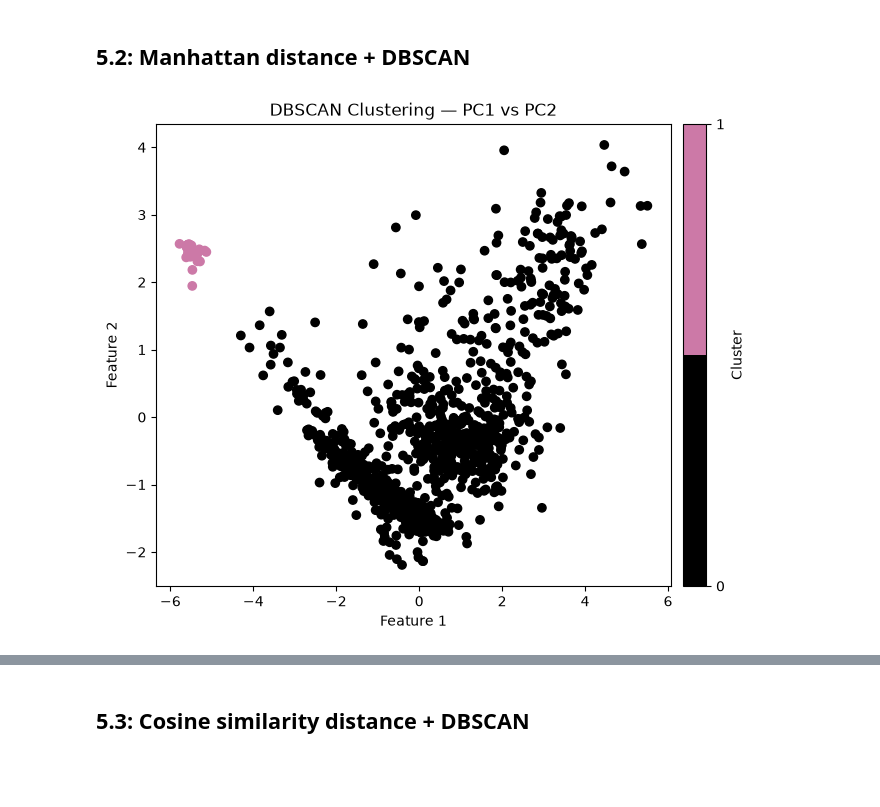
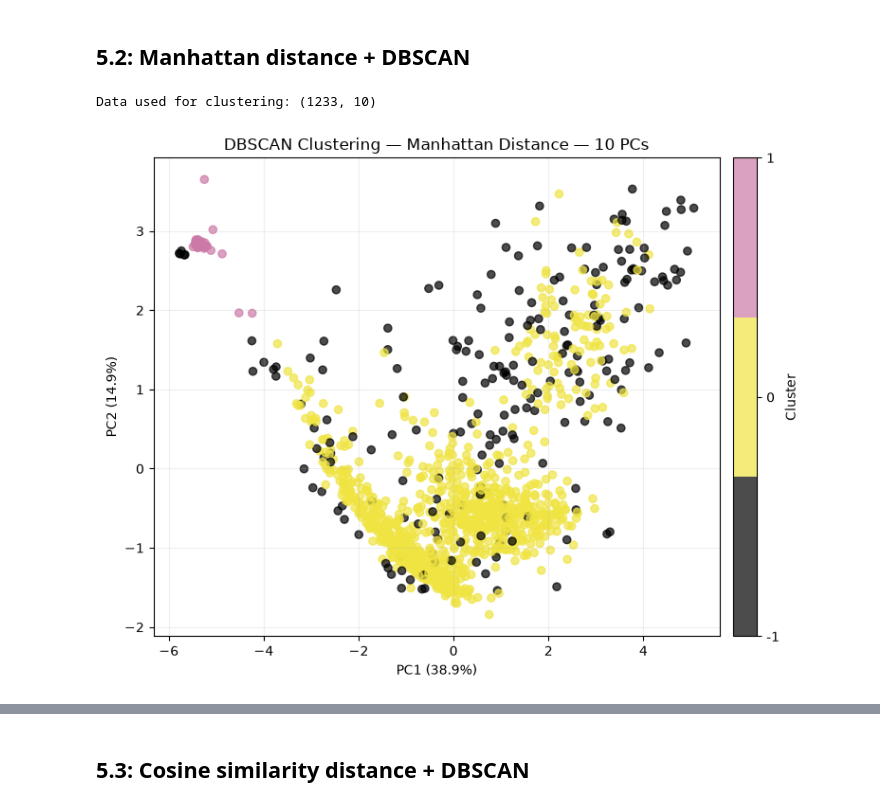
Before and after one commit to kenshin812/data_analysis, a Jupyter notebook: assignment2/submission.ipynb, the cells around one changed output, grey strips where cells are left out. Drawn from its saved outputs; the diff is of its cells as text; code cells hidden in the pictures; blank space fills up the shorter version.

```diff
--- a/assignment2/submission.ipynb
+++ b/assignment2/submission.ipynb
@@ -432,16 +482,15 @@ Name: count, dtype: int64
 # %% [markdown]
 ## 3.2: DBSCAN Clustering
 # %%
-MIN_SAMPLES = 5
+MIN_SAMPLES = 10
 
-# Find distance to the 5th nearest neighbour
+# Find distance to the 10th nearest neighbour
 neighbors = NearestNeighbors(n_neighbors=MIN_SAMPLES)
 neighbors.fit(X_cluster)
 distances, _ = neighbors.kneighbors(X_cluster)
-
 k_distances = np.sort(distances[:, -1])
 
-DBSCAN_EPS = 2.25
+DBSCAN_EPS = 1.5
 dbscan_model = DBSCAN(eps=DBSCAN_EPS, min_samples=MIN_SAMPLES)
 labels_dbscan = dbscan_model.fit_predict(X_cluster)
 
@@ -544,14 +615 @@ PCA is used only for visualization.
 The first two principal components explain about 44% of the variance, so the two-dimensional plots do not show all of the cluster structure used by the algorithms.
-# %%
-# PCA — visualization
-pca = PCA(n_components=2)
-
-X_pca = pca.fit_transform(X_cluster)
-pc1_ratio = pca.explained_variance_ratio_[0] * 100
-
-pc2_ratio = pca.explained_variance_ratio_[1] * 100
-
-print(f"PC1: {pc1_ratio:.2f}%")
-print(f"PC2: {pc2_ratio:.2f}%")
-
-print(f"PC1 + PC2: {pc1_ratio + pc2_ratio:.2f}%")
@@ -898,39 +1040,62 @@ plt.show()
 # %% [markdown]
 ## 5.2: Manhattan distance + DBSCAN
 # %%
+import numpy as np
+import matplotlib.pyplot as plt
+from sklearn.cluster import DBSCAN
+
+print("Data used for clustering:", X_pca.shape)
+
+# 1. Manhattan distance function
 def manhattan_distance(point1, point2):
-    assert(len(point1) == len(point2))
+    assert len(point1) == len(point2)
     distance = 0
     for x1, x2 in zip(point1, point2):
         distance += abs(x1 - x2)
     return distance
 
-dbscan = DBSCAN(eps=1.65, min_samples=12, metric=manhattan_distance)
+# 2. DBSCAN clustering using ALL 10 PCs
+dbscan = DBSCAN(
+    eps=4,
+    min_samples=12,
+    metric=manhattan_distance)
 
-labels_manhattan = dbscan.fit_predict(X_pca)
+labels_manhattan = dbscan.fit_predict(X_cluster)
+
 unique_labels = np.unique(labels_manhattan)
+# 3. Visualise clusters using PC1 vs PC2 only
+fig, ax = plt.subplots(figsize=(8, 6))
+cmap = plt.get_cmap(
+    "okabe_ito",
+    max(len(unique_labels), 1))
+scatter = ax.scatter(
+    X_cluster[:, 0],       # PC1 — visualisation only
+    X_cluster[:, 1],       # PC2 — visualisation only
+    c=labels_manhattan,
+    cmap=cmap,
+    alpha=0.7,
+    s=35)
 
-fig, ax = plt.subplots(figsize=(8, 6))
-
-cmap = plt.get_cmap("okabe_ito", max(len(unique_labels), 1))
-scatter = ax.scatter(
-    X_pca[:, 0],
-    X_pca[:, 1],
-    c=labels_manhattan,
-    cmap=cmap)
-
+# 4. Colourbar
 colorbar = fig.colorbar(
     scatter,
-    ax=ax,
     ticks=unique_labels,
     pad=0.02)
 
 colorbar.set_label("Cluster")
 colorbar.set_ticklabels(unique_labels)
-ax.set_xlabel("Feature 1")
-ax.set_ylabel("Feature 2")
-ax.set_title("DBSCAN Clustering — PC1 vs PC2")
 
+# 6. Axis labels
+ax.set_xlabel(f"PC1 ({pca.explained_variance_ratio_[0]:.1%})")
+
+ax.set_ylabel(f"PC2 ({pca.explained_variance_ratio_[1]:.1%})")
+
+ax.set_title("DBSCAN Clustering — Manhattan Distance — 10 PCs")
+
+ax.grid(alpha=0.2)
+
+plt.tight_layout()
 plt.show()
 # %% [output]
+Data used for clustering: (1233, 10)
-[figure, old version]
+[figure, new version]
```
Also changed, not shown: parts of 26 cells of this notebook.
